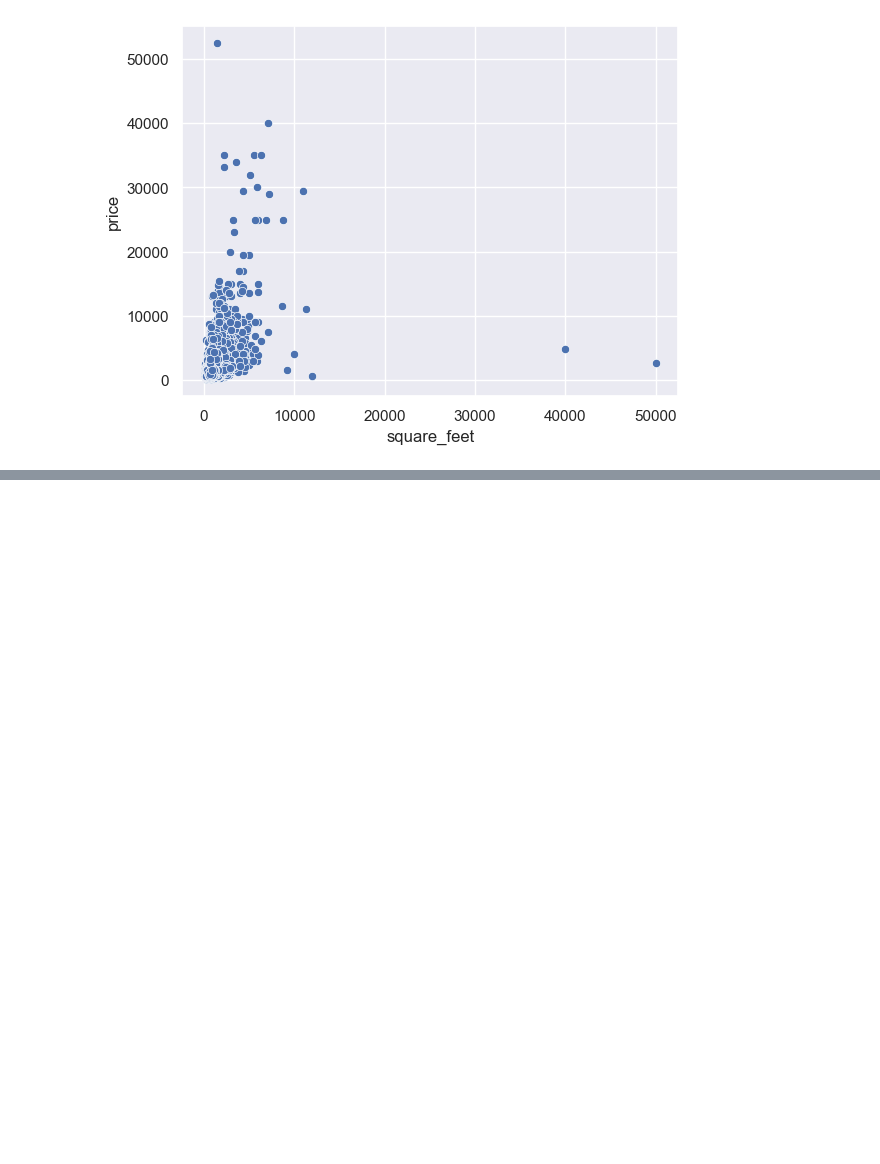
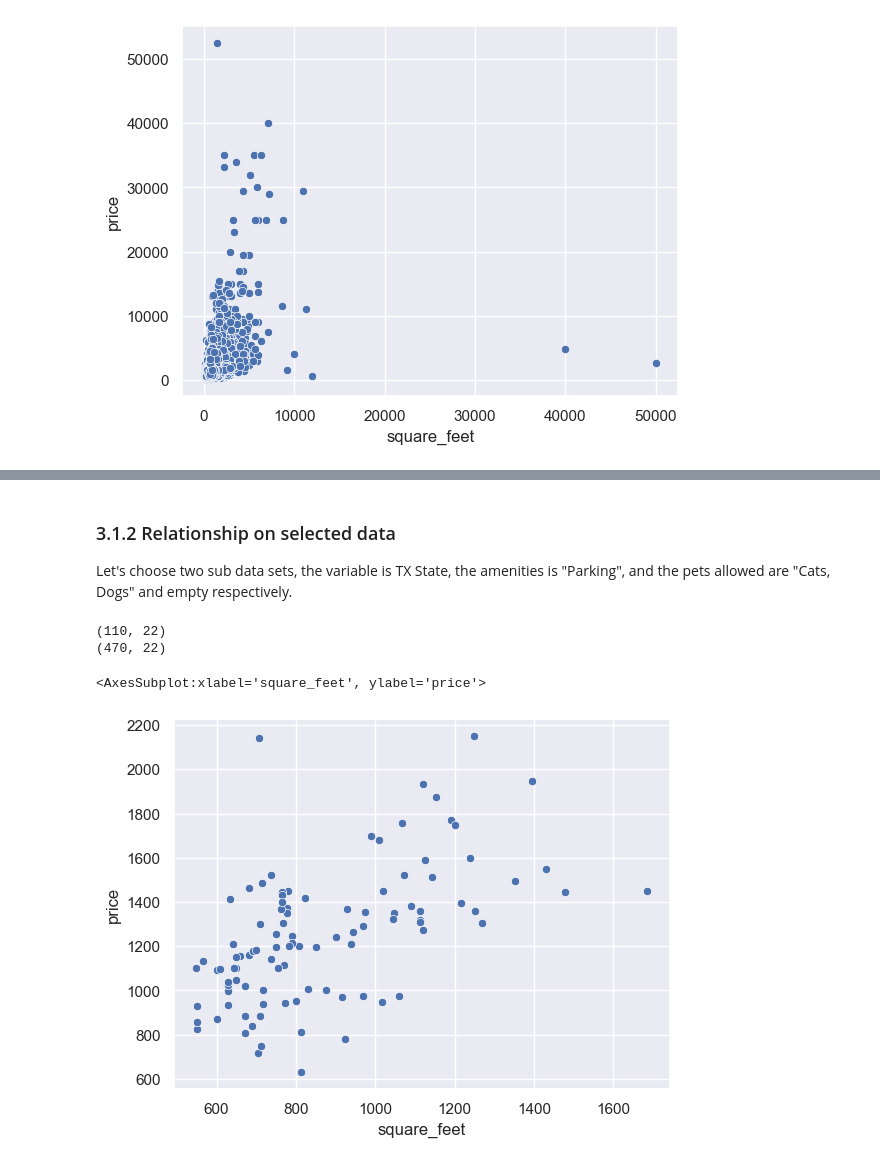
Before and after one commit to Fengchumoling/DM_Assignment, a Jupyter notebook: apartments.ipynb, the cells around one changed output, grey strips where cells are left out. Cells and saved outputs as stored; diff of their text form; code cells hidden in the pictures; blank space fills up the shorter version.

```diff
--- a/apartments.ipynb
+++ b/apartments.ipynb
@@ -172,0 +163,21 @@ sns.scatterplot(x='square_feet', y='price', data=df2)
+# %% [markdown]
+### 3.1.2 Relationship on selected data
+Let's choose two sub data sets, the variable is TX State, the amenities is "Parking", and the pets allowed are "Cats, Dogs" and empty respectively.
+# %%
+# Select data by conditions
+TX_CatAndDogs_Parking = df[
+    (df['state'] == 'TX') & (df['pets_allowed'] == 'Cats,Dogs') & (df['amenities'] == 'Parking')]
+TX_None_Parking = df[
+    (df['state'] == 'TX') & (df['pets_allowed'].isna()) & (df['amenities'] == 'Parking')]
+
+# Show the data set shape
+print(TX_CatAndDogs_Parking.shape)
+print(TX_None_Parking.shape)
+# %% [output]
+(110, 22)
+(470, 22)
+# %%
+sns.scatterplot(x='square_feet', y='price', data=TX_CatAndDogs_Parking)
+# %% [output]
+<AxesSubplot:xlabel='square_feet', ylabel='price'>
+[figure, added]
```
Also changed, not shown: parts of 57 cells of this notebook, 1 other file.
